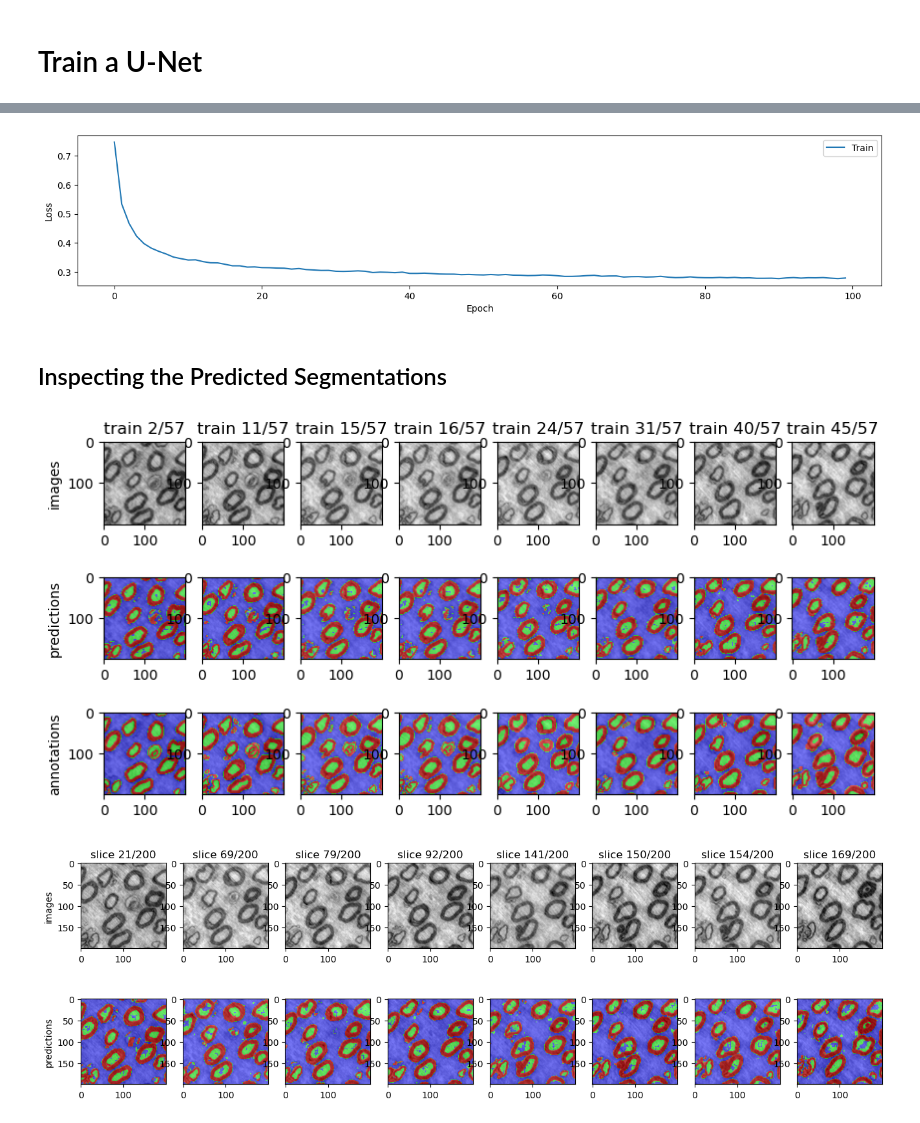
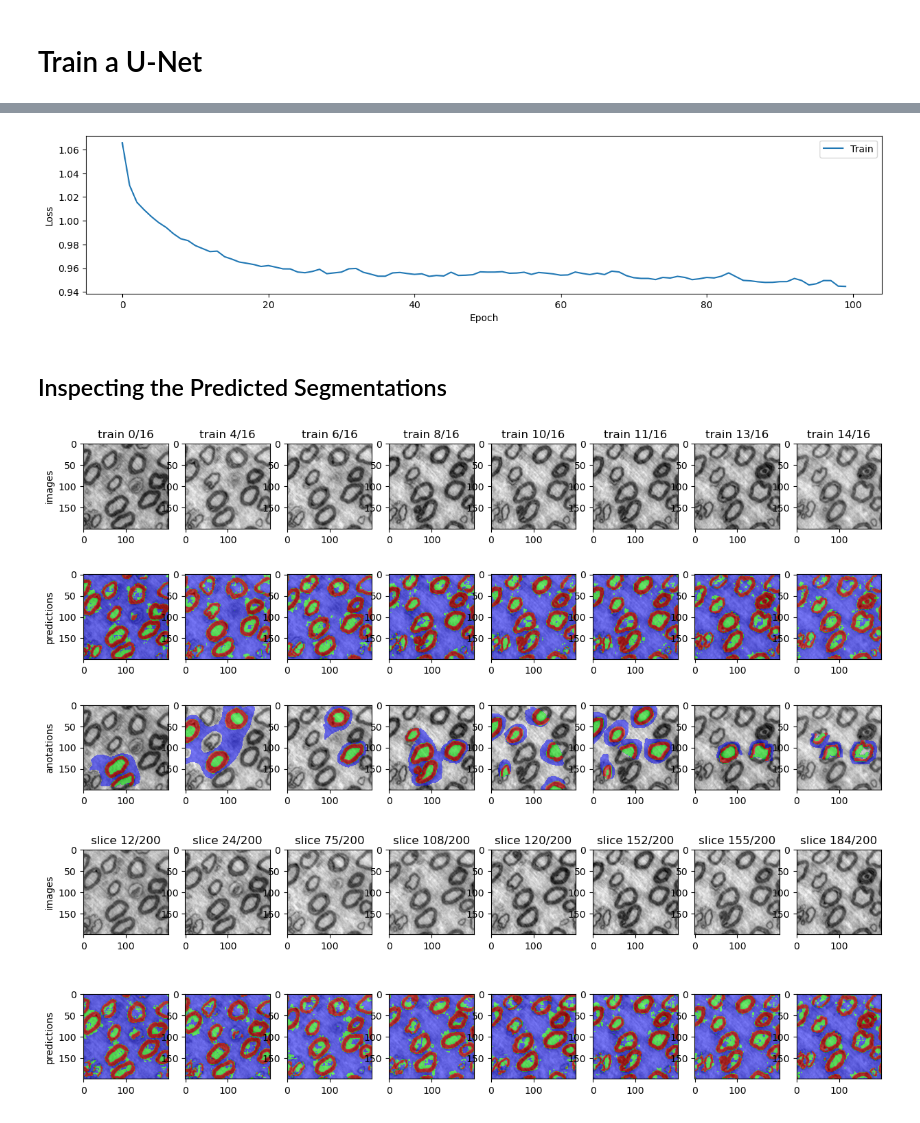
Before and after one commit to vedranaa/teaching-notebooks, a Jupyter notebook: 02510_nerves_segmentation.ipynb, the cells around one changed output, grey strips where cells are left out. Saved outputs shown, nothing was run; the diff lists cells and outputs as text; code cells hidden in the pictures.

```diff
--- a/02510_nerves_segmentation.ipynb
+++ b/02510_nerves_segmentation.ipynb
@@ -51,3 +59,14 @@ from matplotlib.colors import ListedColormap
+# %%
+# We know which colors are used when annotating: background and 3 classes.
+label_colors = np.array([[0, 0, 0, 0], [0, 0, 1., 1.],
+                         [0, 1., 0, 1.], [1., 0, 0, 1.]])
+
+def annotations_to_labels(annotated_image):
+    # annotated image is rgba image
+    h, w, l = annotated_image.shape
+    difs = annotated_image.reshape(-1, 1, l) - label_colors[None]
+    dist = (difs**2).sum(axis=2)
+    return dist.argmin(axis=1).reshape((h, w))
 # %%
 # Load images and annotations.
 SLICES_ROOT = 'nerves_data/NT2_crop_slices/'
@@ -98,11 +115,13 @@ plt.show()
 # %% [markdown]
 # Train a U-Net
 # %%
-# Figure out whether to use cpu or cuda.
-
+# Figure out whether to use cuda, mps or cpu.
 if torch.cuda.is_available():
     device = torch.device("cuda:0")
     print('Using cuda')
+elif torch.backends.mps.is_available():
+    device = torch.device('mps')
+    print('Using mps.')
 else:
     device = torch.device('cpu')
     print('Using cpu')
@@ -126,11 +155,11 @@ orig_state = model.state_dict()  # Save, so we can reset model to original state
 # %%
 # Make dataset and dataloader.
 
-labeled_images_torch = [2 * torch.from_numpy(x).unsqueeze(0).float() - 1 for x in labeled_images]
+images_torch = [2 * torch.from_numpy(x).unsqueeze(0).float() - 1 for x in images]
 labels_torch = [torch.from_numpy(x).long() for x in labels]
 
-train_data = ArrayDataset(img=labeled_images_torch, seg=labels_torch)
-train_loader = DataLoader(dataset=train_data, batch_size=1, shuffle=True, num_workers=8, pin_memory=True)
+train_data = ArrayDataset(img=images_torch, seg=labels_torch)
+train_loader = DataLoader(dataset=train_data, batch_size=1, shuffle=True, num_workers=2, pin_memory=True)
 # %%
 # Train.
 
@@ -138,7 +167,7 @@ NUM_EPOCHS = 100
 LR = 3e-3
 
 model.load_state_dict(orig_state)  # Restart training every time
-model.cuda()
+model.to(device)
 
 loss_fn = nn.CrossEntropyLoss()
 optimizer = torch.optim.Adam(model.parameters(), lr=LR)
@@ -152,15 +181,13 @@ for epoch in tr:
     epoch_loss = 0
 
     for inputs, targets in train_loader:
-        inputs, targets = inputs.cuda(), targets.cuda()
+        inputs, targets = inputs.to(device), targets.to(device)
 
         optimizer.zero_grad()
         outputs = model(inputs)
-        loss = loss_fn(outputs, targets)
 
-        # For a partial annotation where 0 is blank and labels are from 1 to 3
-        # use following loss:
-        # loss = loss_fn(outputs * (targets > 0), (targets - 1) * (targets > 0))
+        # When all pixels are labeled loss reduces to loss_fn(outputs, targets-1).
+        loss = loss_fn(outputs * (targets > 0), (targets - 1) * (targets > 0))
 
         loss.backward()
         optimizer.step()
@@ -173,14 +200,14 @@ for epoch in tr:
 # %%
 # Visualize training process.
 
-plt.figure(figsize=(16, 3))
+plt.figure(figsize=(15, 3))
 plt.plot(all_losses, '-', label='Train')
 plt.legend()
 plt.xlabel('Epoch')
 plt.ylabel('Loss')
 plt.show()
 # %% [output]
-[figure, old version]
+[figure, new version]
 # %% [markdown]
 ## Inspecting the Predicted Segmentations
 # %%
@@ -190,10 +217,7 @@ num_images = min(8, len(train_data))
 indices = sorted(np.random.choice(np.arange(len(train_data)), num_images, replace=False))
 model.eval()
 
-# define colormap
-rgbcmap = ListedColormap(np.array([[0,0,1.,1.], [0,1.,0,1.], [1.,0,0,1.]]))
-
-fig, axes = plt.subplots(3, num_images, figsize=(10, 5))
+fig, axes = plt.subplots(3, num_images, figsize=(15, 7))
 
 for i in range(num_images):
 
@@ -201,21 +225,20 @@ for i in range(num_images):
     [axes[j, i].imshow(im[0], cmap='gray') for j in range(3)]
 
     with torch.no_grad():
-        pred = model(im.unsqueeze(0).cuda())
-    pred = pred.cpu().numpy()[0].argmax(axis=0)
+        pred = model(im.unsqueeze(0).to(device))
+    pred = pred.cpu().numpy()[0].argmax(axis=0) + 1
 
-    axes[1, i].imshow(pred, cmap=rgbcmap, alpha=0.5)
-    # For comparison with parital annotation modify how predictions are shown:
-    # axes[1, i].imshow(pred + 1, vmin=0, cmap='viridis', alpha=0.5)
-    axes[2, i].imshow(lb, cmap=rgbcmap, alpha=0.5)
     axes[0, i].set_title(f'train {indices[i]}/{len(train_data)}')
+    axes[1, i].imshow(pred, cmap=rgbcmap, vmin=0, vmax=3, alpha=0.5)
+    axes[2, i].imshow(lb, cmap=rgbcmap, vmin=0, vmax=3, alpha=0.5)
 
 axes[0, 0].set_ylabel('images')
 axes[1, 0].set_ylabel('predictions')
-axes[2, 0].set_ylabel('annotations')
+axes[2, 0].set_ylabel('anotations')
+
 plt.show()
 # %% [output]
-[figure, old version]
+[figure, new version]
 # %%
 # Show the result on a random subset of all images.
 
@@ -224,25 +247,26 @@ num_images = min(8, len(all_images))
 indices = sorted(np.random.choice(np.arange(len(all_images)), num_images, replace=False))
 model.eval()
 
-fig, axes = plt.subplots(2, num_images, figsize=(16, 5))
+fig, axes = plt.subplots(2, num_images, figsize=(15, 5))
 for i in range(num_images):
 
     im = all_images[indices[i]]
     [axes[j, i].imshow(im, cmap='gray') for j in range(2)]
 
-    im_input = (2 * torch.from_numpy(im) - 1).unsqueeze(0).unsqueeze(0).float().cuda()
+    im_input = (2 * torch.from_numpy(im) - 1).unsqueeze(0).unsqueeze(0).float().to(device)
     with torch.no_grad():
         pred = model(im_input)
-    pred = pred.cpu().numpy()[0].argmax(axis=0)
+    pred = pred.cpu().numpy()[0].argmax(axis=0) + 1
 
-    axes[1, i].imshow(pred, cmap=rgbcmap, alpha=0.5)
     axes[0, i].set_title(f'slice {indices[i]}/{len(all_images)}')
+    axes[1, i].imshow(pred, cmap=rgbcmap, vmin=0, vmax=3, alpha=0.5)
 
 axes[0, 0].set_ylabel('images')
 axes[1, 0].set_ylabel('predictions')
+
 plt.show()
 # %% [output]
-[figure, old version]
+[figure, new version]
 # %%
 # Predict segmentation for all slices.
 
```
Also changed, not shown: parts of 10 cells of this notebook, 3 other files.
